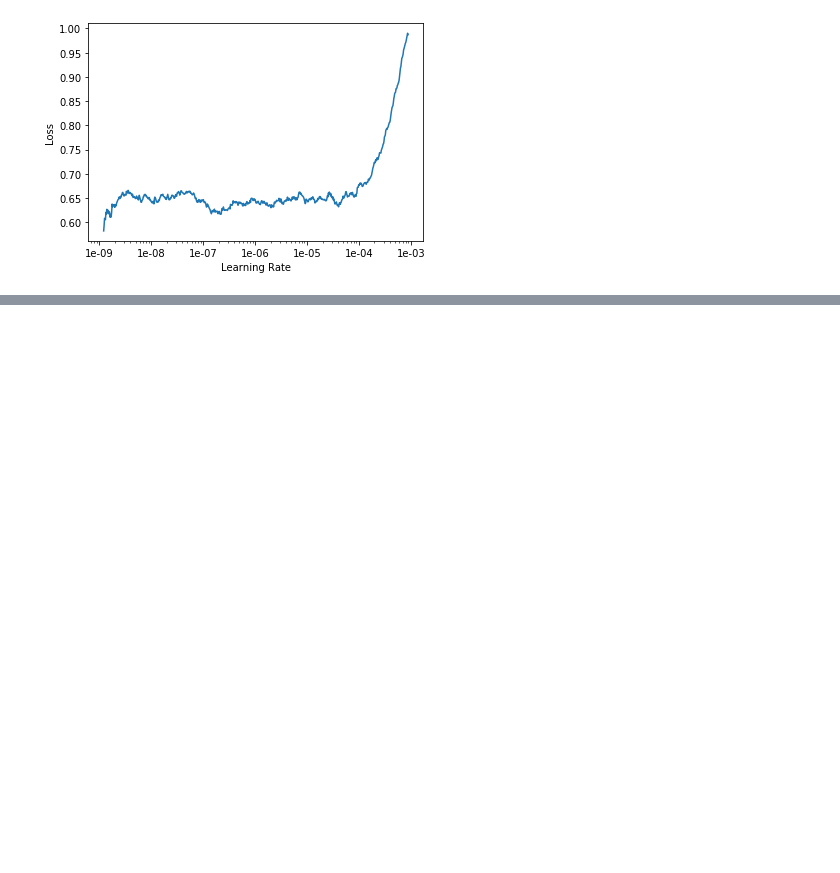
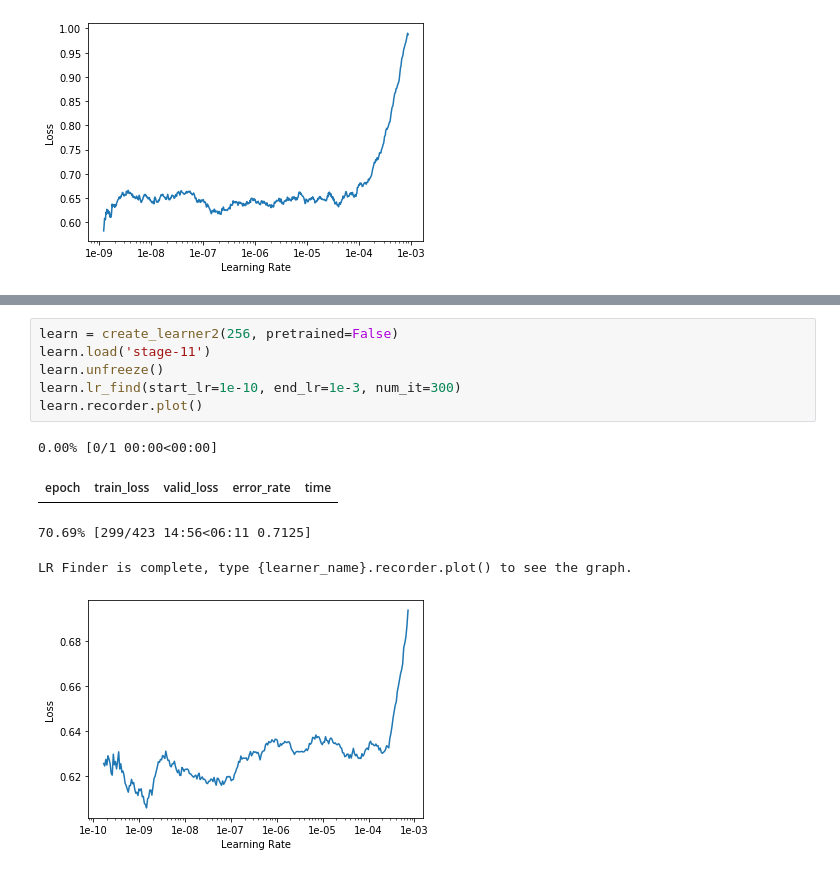
Before and after one commit to Arden-Zhu/fashion_net2, a Jupyter notebook: DeepFashion_classifer_by_category_picked.ipynb, the cells around one changed output, grey strips where cells are left out. Drawn from its saved outputs; the diff is of its cells as text; blank space fills up the shorter version.

```diff
--- a/DeepFashion_classifer_by_category_picked.ipynb
+++ b/DeepFashion_classifer_by_category_picked.ipynb
@@ -489,0 +548,12 @@ learn.save('stage-12-1')
+# %%
+learn = create_learner2(256, pretrained=False)
+learn.load('stage-11')
+learn.unfreeze()
+learn.lr_find(start_lr=1e-10, end_lr=1e-3, num_it=300)
+learn.recorder.plot()
+# %% [output]
+0.00% [0/1 00:00<00:00]
+| epoch | train_loss | valid_loss | error_rate | time |
+70.69% [299/423 14:56<06:11 0.7125]
+LR Finder is complete, type {learner_name}.recorder.plot() to see the graph.
+[figure, added]
```
Also changed, not shown: parts of 17 cells of this notebook.
